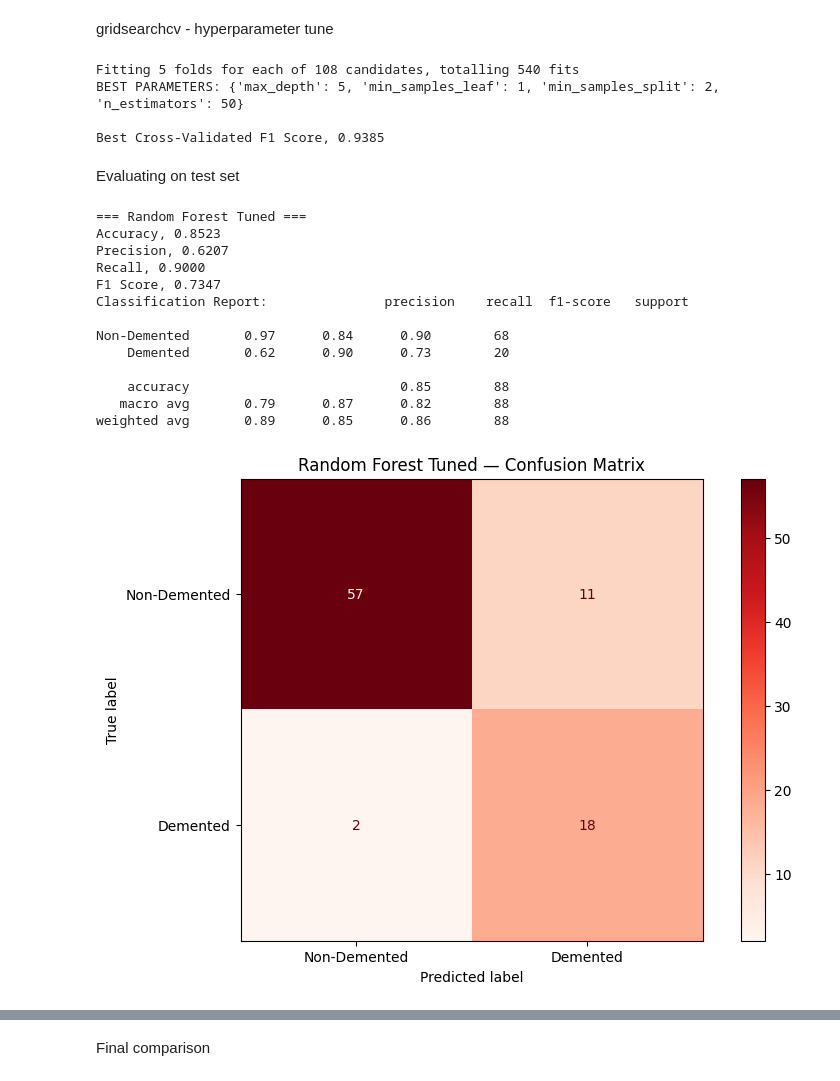
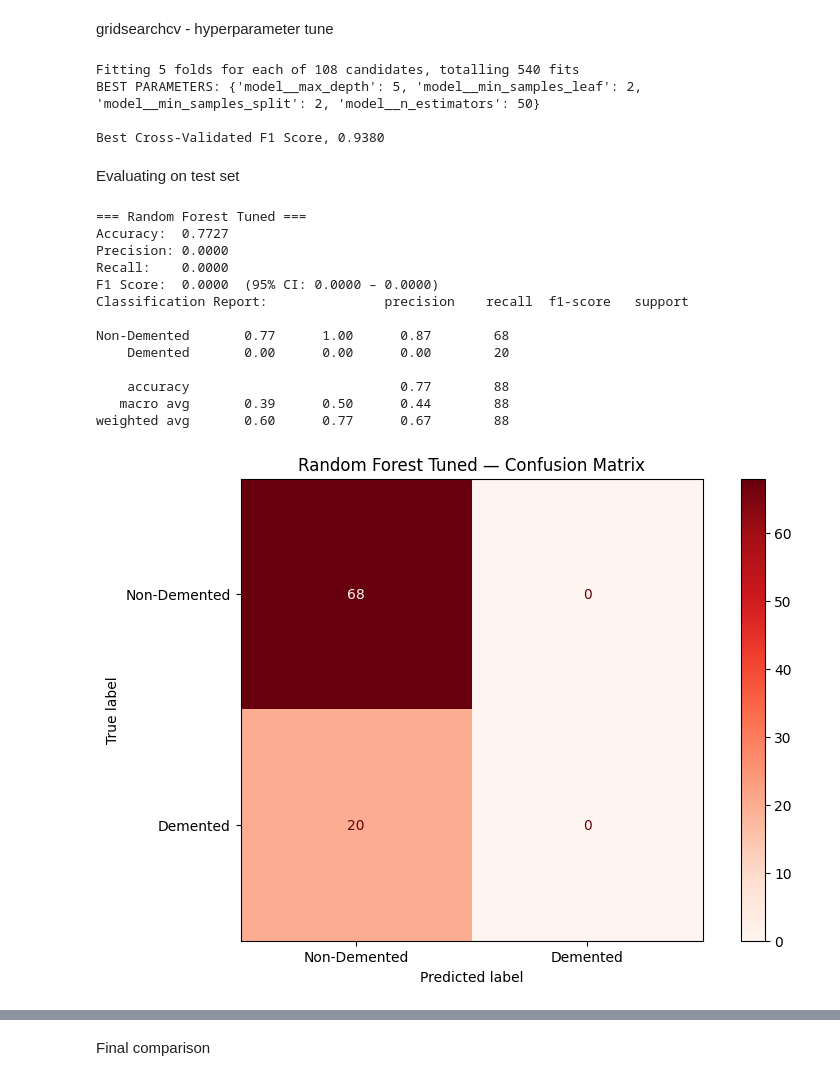
Before and after one commit to arundhati-hive2/AlzheimersDetection, a Jupyter notebook: alzheimers.ipynb, the cells around one changed output, grey strips where cells are left out. Drawn from its saved outputs; the diff is of its cells as text; code cells hidden in the pictures.

```diff
--- a/alzheimers.ipynb
+++ b/alzheimers.ipynb
@@ -440,8 +432,18 @@ feature selection
 # %%
 # Train Random Forest
 rf_selector = RandomForestClassifier(n_estimators=100, random_state=42)
+
+scaler_fs = StandardScaler()
+smote_fs = SMOTE(random_state=42)
+X_train_sm, y_train_sm = smote_fs.fit_resample(X_train, y_train)
+X_train_sc = scaler_fs.fit_transform(X_train_sm)
+X_test_sc = scaler_fs.transform(X_test)
+
 rf_selector.fit(X_train_sc, y_train_sm)
 importances = pd.Series(rf_selector.feature_importances_, index=X.columns).sort_values(ascending=False)
+print("\nImportance Scores:")
+print(importances.round(4))
+print("mean: ",importances.mean())
 
 # plot feature importances
 fig, ax = plt.subplots(figsize=(8, 5))
@@ -454,7 +456,4 @@ ax.set_ylabel("Importance Score")
 ax.legend()
 plt.tight_layout()
 plt.show()
-
-print("\nImportance Scores:")
-print(importances.round(4))
 # %% [output]
@@ -511,6 +489,6 @@ weighted avg       0.85      0.81      0.82        88
 # %%
-rf_default = RandomForestClassifier(n_estimators=100, random_state=42)
-res_rf = evaluate_model(rf_default, X_train_sc, y_train_sm, X_test_sc, y_test, model_name="Random Forest (Default)")
-r.append(res_rf) #for Default
+pipeline_rf=make_pipeline(RandomForestClassifier(n_estimators=100, random_state=42))
+res_rf = evaluate_model(pipeline_rf, X_train_sc, y_train_sm, X_test_sc, y_test, model_name="Random Forest (Default)")
+results.append(res_rf) #for Default
 # %% [output]
 === Random Forest (Default) ===
@@ -530,8 +508,8 @@ weighted avg       0.90      0.88      0.88        88
 # %% [markdown]
 Max Margin
 # %%
-svm_default = SVC(random_state=42, probability=True)
-res_svm = evaluate_model(svm_default, X_train_sc, y_train_sm,X_test_sc, y_test, model_name="svm (Default)")
-r.append(res_svm)
+pipeline_svm = make_pipeline(SVC(random_state=42, probability=True))
+res_svm = evaluate_model(pipeline_svm, X_train_sc, y_train_sm,X_test_sc, y_test, model_name="svm (Default)")
+results.append(res_svm)
 # %% [output]
 === svm (Default) ===
@@ -552,43 +530,43 @@ weighted avg       0.85      0.78      0.80        88
 gridsearchcv - hyperparameter tune
 # %%
 param_grid_rf = {
-    "n_estimators": [50, 100, 200],
-    "max_depth": [3, 5, 10, None],
-    "min_samples_split": [2, 5, 10],
-    "min_samples_leaf": [1, 2, 4]}
+    "model__n_estimators": [50, 100, 200],
+    "model__max_depth": [3, 5, 10, None],
+    "model__min_samples_split": [2, 5, 10],
+    "model__min_samples_leaf": [1, 2, 4]}
 
-rf_tune = RandomForestClassifier(random_state=42)
-grid_search = GridSearchCV(rf_tune, param_grid_rf, cv=5, scoring="f1", n_jobs=-1, verbose=1)
+pipeline_rf_tune = make_pipeline(RandomForestClassifier(random_state=42))
+grid_search = GridSearchCV(pipeline_rf_tune, param_grid_rf, cv=5, scoring="f1", n_jobs=-1, verbose=1)
 grid_search.fit(X_train_sc, y_train_sm)
 
 print("BEST PARAMETERS:", grid_search.best_params_)
 print(f"\nBest Cross-Validated F1 Score, {grid_search.best_score_:.4f}")
 # %% [output]
 Fitting 5 folds for each of 108 candidates, totalling 540 fits
-BEST PARAMETERS: {'max_depth': 5, 'min_samples_leaf': 1, 'min_samples_split': 2, 'n_estimators': 50}
+BEST PARAMETERS: {'model__max_depth': 5, 'model__min_samples_leaf': 2, 'model__min_samples_split': 2, 'model__n_estimators': 50}
 
-Best Cross-Validated F1 Score, 0.9385
+Best Cross-Validated F1 Score, 0.9380
 # %% [markdown]
 Evaluating on test set
 # %%
-best_rf = grid_search.best_estimator_
-res_tuned = evaluate_model(best_rf, X_train_sc, y_train_sm, X_test_sc, y_test, model_name="Random Forest Tuned")
-r.append(res_tuned)
+best_rf_pipeline = grid_search.best_estimator_
+res_tuned = evaluate_model(best_rf_pipeline, X_train, y_train, X_test, y_test, model_name="Random Forest Tuned", pretrained=True)
+results.append(res_tuned)
 # %% [output]
 === Random Forest Tuned ===
-Accuracy, 0.8523
-Precision, 0.6207
-Recall, 0.9000
-F1 Score, 0.7347
+Accuracy:  0.7727
+Precision: 0.0000
+Recall:    0.0000
+F1 Score:  0.0000  (95% CI: 0.0000 – 0.0000)
 Classification Report:               precision    recall  f1-score   support
 
-Non-Demented       0.97      0.84      0.90        68
-    Demented       0.62      0.90      0.73        20
+Non-Demented       0.77      1.00      0.87        68
+    Demented       0.00      0.00      0.00        20
 
-    accuracy                           0.85        88
-   macro avg       0.79      0.87      0.82        88
-weighted avg       0.89      0.85      0.86        88
+    accuracy                           0.77        88
+   macro avg       0.39      0.50      0.44        88
+weighted avg       0.60      0.77      0.67        88
-[figure, old version]
+[figure, new version]
 # %%
 C_values = [0.001, 0.01, 0.1, 1, 10, 100]
 reg_results = []
```
Also changed, not shown: parts of 16 cells of this notebook.
